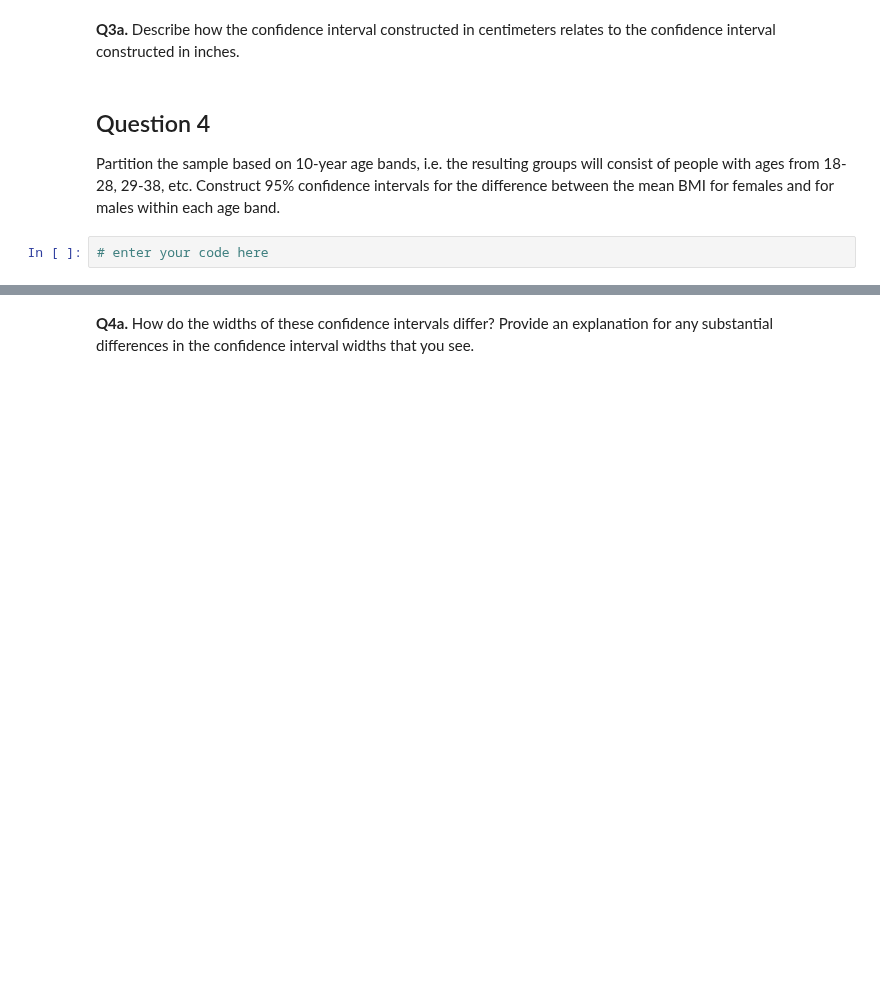
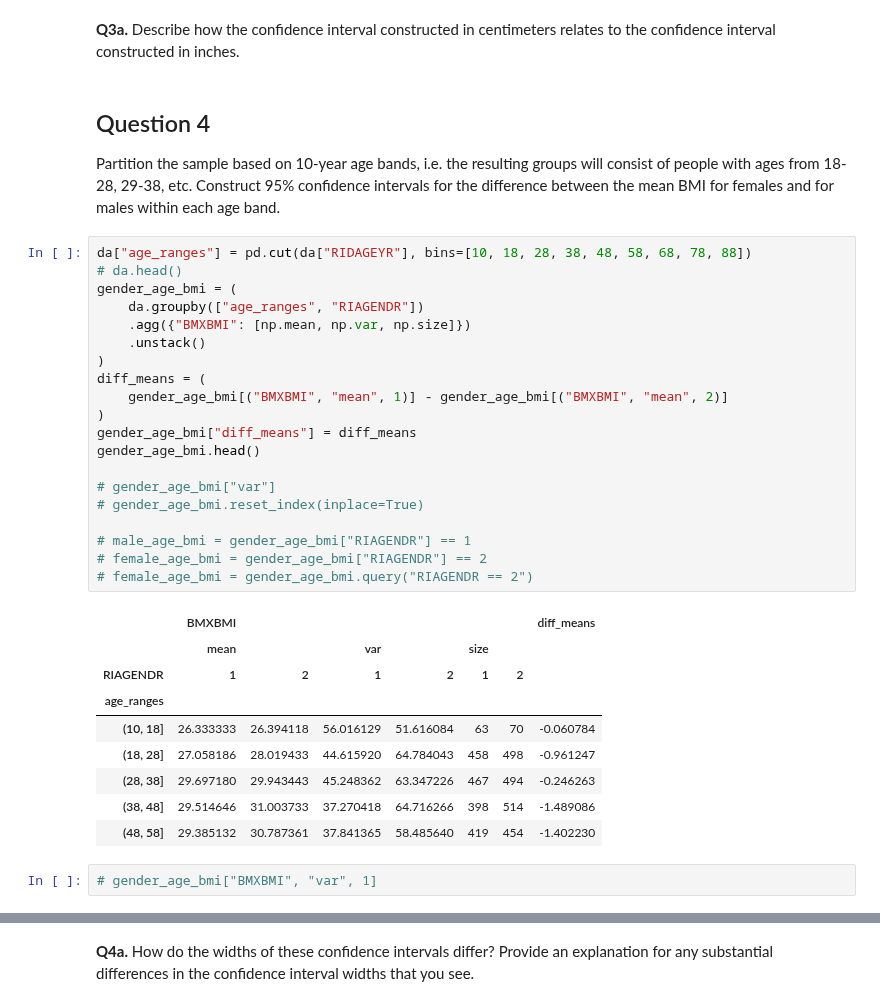
Before and after one commit to donnie-kim/statistics-with-python, a Jupyter notebook: course2/2.7_nhanes_confidence_intervals_practice.ipynb, the cells around one changed output, grey strips where cells are left out. Drawn from its saved outputs; the diff is of its cells as text; blank space fills up the shorter version.

```diff
--- a/course2/2.7_nhanes_confidence_intervals_practice.ipynb
+++ b/course2/2.7_nhanes_confidence_intervals_practice.ipynb
@@ -98,5 +142,35 @@ Construct a 95% interval for height ([BMXHT](https://wwwn.cdc.gov/Nchs/Nhanes/20
 ## Question 4
 
 Partition the sample based on 10-year age bands, i.e. the resulting groups will consist of people with ages from 18-28, 29-38, etc. Construct 95% confidence intervals for the difference between the mean BMI for females and for males within each age band.
-# %%
-# enter your code here
+# %%
+da["age_ranges"] = pd.cut(da["RIDAGEYR"], bins=[10, 18, 28, 38, 48, 58, 68, 78, 88])
+# da.head()
+gender_age_bmi = (
+    da.groupby(["age_ranges", "RIAGENDR"])
+    .agg({"BMXBMI": [np.mean, np.var, np.size]})
+    .unstack()
+)
+diff_means = (
+    gender_age_bmi[("BMXBMI", "mean", 1)] - gender_age_bmi[("BMXBMI", "mean", 2)]
+)
+gender_age_bmi["diff_means"] = diff_means
+gender_age_bmi.head()
+
+# gender_age_bmi["var"]
+# gender_age_bmi.reset_index(inplace=True)
+
+# male_age_bmi = gender_age_bmi["RIAGENDR"] == 1
+# female_age_bmi = gender_age_bmi["RIAGENDR"] == 2
+# female_age_bmi = gender_age_bmi.query("RIAGENDR == 2")
+# %% [output]
+|  | BMXBMI |  |  |  |  |  | diff_means |
+|  | mean |  | var |  | size |  |  |
+| RIAGENDR | 1 | 2 | 1 | 2 | 1 | 2 |  |
+| age_ranges |  |  |  |  |  |  |  |
+| (10, 18] | 26.333333 | 26.394118 | 56.016129 | 51.616084 | 63 | 70 | -0.060784 |
+| (18, 28] | 27.058186 | 28.019433 | 44.615920 | 64.784043 | 458 | 498 | -0.961247 |
+| (28, 38] | 29.697180 | 29.943443 | 45.248362 | 63.347226 | 467 | 494 | -0.246263 |
+| (38, 48] | 29.514646 | 31.003733 | 37.270418 | 64.716266 | 398 | 514 | -1.489086 |
+| (48, 58] | 29.385132 | 30.787361 | 37.841365 | 58.485640 | 419 | 454 | -1.402230 |
+# %%
+# gender_age_bmi["BMXBMI", "var", 1]
```
Also changed, not shown: parts of 14 cells of this notebook, 3 other files.
